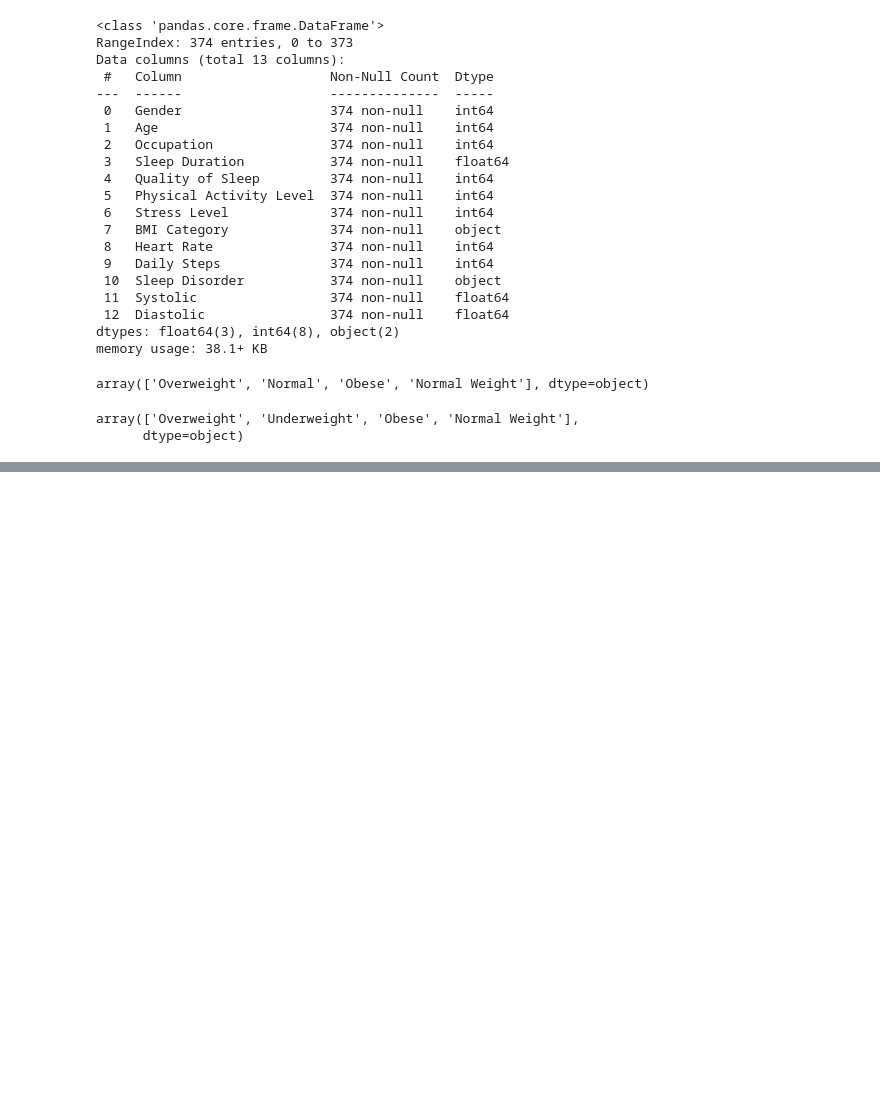
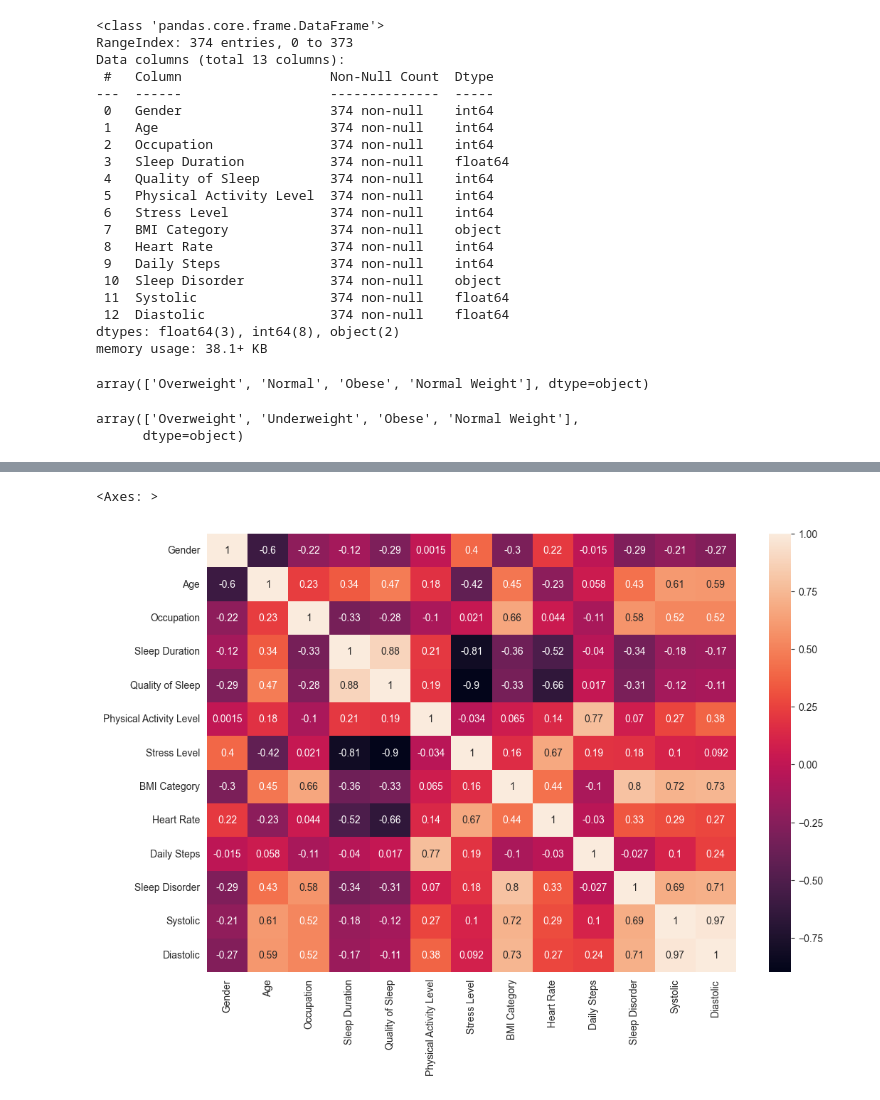
Before and after one commit to Ahmet-Ruchan/ML-Core, a Jupyter notebook: Core/Data Science/Sleep Health and Lifestyle Prediction/Sleep_Healthy.ipynb, the cells around one changed output, grey strips where cells are left out. Cells and saved outputs as stored; diff of their text form; code cells hidden in the pictures; blank space fills up the shorter version.

```diff
--- a/Core/Data Science/Sleep Health and Lifestyle Prediction/Sleep_Healthy.ipynb
+++ b/Core/Data Science/Sleep Health and Lifestyle Prediction/Sleep_Healthy.ipynb
@@ -453,3 +453,12 @@ df["BMI Category"].unique()
 # %% [output]
 array(['Overweight', 'Underweight', 'Obese', 'Normal Weight'],
       dtype=object)
+# %%
+bmi_order = {
+    'Underweight': 0,
+    'Normal Weight': 1,
+    'Overweight': 2,
+    'Obese': 3
+}
+
+df['BMI Category'] = df['BMI Category'].map(bmi_order)
@@ -455,0 +497,8 @@ array(['Overweight', 'Underweight', 'Obese', 'Normal Weight'],
+# %%
+bmi_order = {
+    'Healthy': 0,
+    'Sleep Apnea': 1,
+    'Insomnia': 1,
+}
+
+df['Sleep Disorder'] = df['Sleep Disorder'].map(bmi_order)
@@ -455,0 +528,6 @@ array(['Overweight', 'Underweight', 'Obese', 'Normal Weight'],
+# %%
+plt.figure(figsize=(12,8))
+sns.heatmap(df.corr(), annot=True)
+# %% [output]
+<Axes: >
+[figure, added]
```
Also changed, not shown: parts of 38 cells of this notebook.
